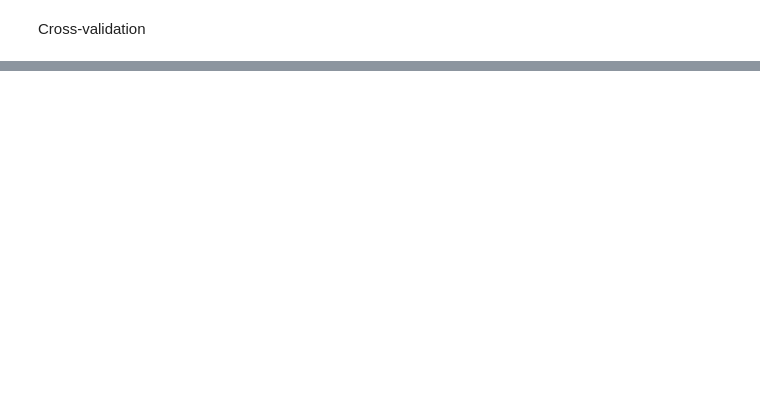
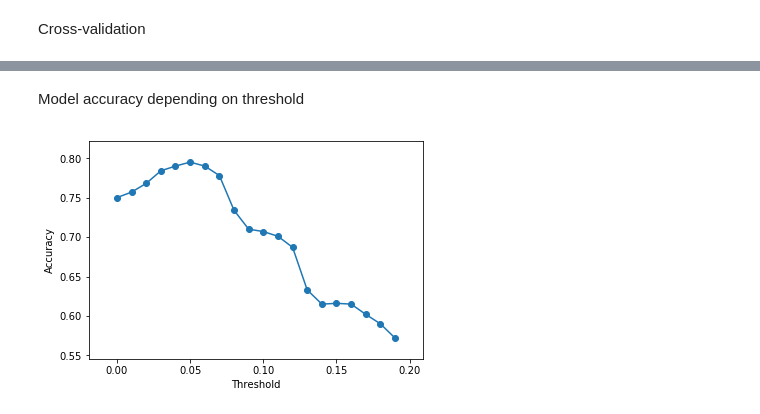
Before and after one commit to Mylak1995/DecisionTree, a Jupyter notebook: notebook/DecisionTree.ipynb, the cells around one changed output, grey strips where cells are left out. Saved outputs shown, nothing was run; the diff lists cells and outputs as text; code cells hidden in the pictures; blank space fills up the shorter version.

Commit message:
Optimized threshold pruning. TODO: export to .mat

```diff
--- a/notebook/DecisionTree.ipynb
+++ b/notebook/DecisionTree.ipynb
@@ -297,7 +305,7 @@ def test_trees(T, x2, random=0):
 # %%
 #Creating confusion matrix
 
-def confusion_matrix_10_cross(examples, targets, threshold=0, prune=0,random=0):
+def confusion_matrix_10_cross(examples, targets, threshold=[0,0,0,0,0,0], prune=0,random=0):
     k = 10
     N = len(targets)
     foldN = N // k
@@ -326,7 +334,7 @@ def confusion_matrix_10_cross(examples, targets, threshold=0, prune=0,random=0):
         #Training on train data
         L=[]
         for i in range(1,7):
-            tree = decision_tree_learning(train_x, attributes, to_binary_targets(train_y,i), threshold)
+            tree = decision_tree_learning(train_x, attributes, to_binary_targets(train_y,i), threshold[i-1])
             if prune:
                 tree = prune_tree(tree, valid_x, to_binary_targets(valid_y,i))
             L.append(tree)
@@ -338,6 +346,31 @@ def confusion_matrix_10_cross(examples, targets, threshold=0, prune=0,random=0):
             confusion_matrix[test_y[i] - 1, results[i] - 1]+=1
 
     return confusion_matrix
+# %% [markdown]
+Model accuracy depending on threshold
+# %%
+if __name__ == '__main__':
+    xs = []
+    ys = []
+    x, y = load_clean_data()
+
+    for i in range(20):
+        cm = confusion_matrix_10_cross(x,y,prune=0,threshold=[i*0.01,i*0.01,i*0.01,i*0.01,i*0.01,i*0.01])
+        xs.append(i*0.01)
+        ys.append((cm[0,0]+cm[1,1]+cm[2,2]+cm[3,3]+cm[4,4]+cm[5,5])/np.sum(cm))
+    xs=np.array(xs)
+    ys=np.array(ys)
+
+    import matplotlib.pyplot as plt
+
+    plt.scatter(xs,ys)
+    plt.plot(xs,ys)
+    plt.ylabel('Accuracy')
+    plt.xlabel('Threshold')
+    plt.savefig('figure.png')
+    plt.show()
+# %% [output]
+[figure, added]
 # %%
 '''
 def test_trees(trees, examples):
```
Also changed, not shown: parts of 10 cells of this notebook.
